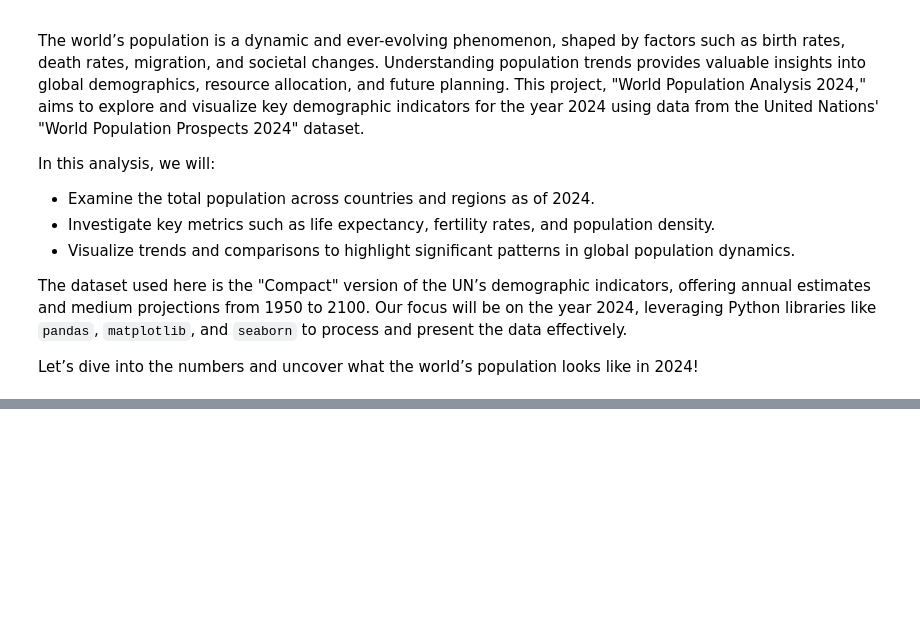
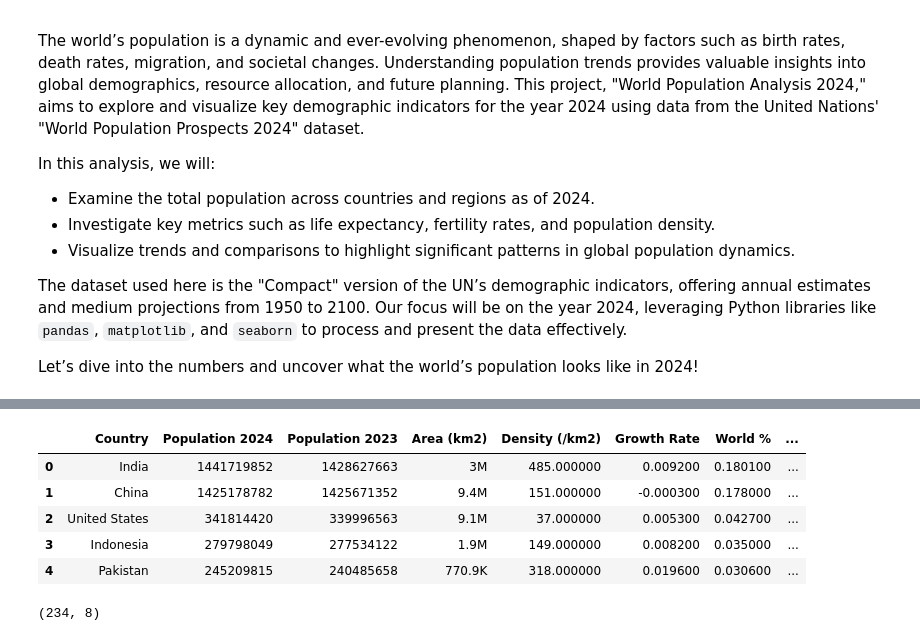
Before and after one commit to glimmer-jm/Projects, a Jupyter notebook: World_Population_analysis_2024.ipynb, the cells around one changed output, grey strips where cells are left out. Saved outputs shown, nothing was run; the diff lists cells and outputs as text; code cells hidden in the pictures; blank space fills up the shorter version.

```diff
--- a/World_Population_analysis_2024.ipynb
+++ b/World_Population_analysis_2024.ipynb
@@ -17,0 +38,15 @@ Let’s dive into the numbers and uncover what the world’s population looks li
+# %%
+file_path = '/content/drive/MyDrive/Projects Colab/World Population by country 2024.csv'
+df= pd.read_csv(file_path)
+df.head().style.set_properties(**{"background-color": "#827ca9","color":"#060e0d","border": "1.5px solid black"})
+# %% [output]
+|  | Country | Population 2024 | Population 2023 | Area (km2) | Density (/km2) | Growth Rate | World % | ... |
+| 0 | India | 1441719852 | 1428627663 | 3M | 485.000000 | 0.009200 | 0.180100 | ... |
+| 1 | China | 1425178782 | 1425671352 | 9.4M | 151.000000 | -0.000300 | 0.178000 | ... |
+| 2 | United States | 341814420 | 339996563 | 9.1M | 37.000000 | 0.005300 | 0.042700 | ... |
+| 3 | Indonesia | 279798049 | 277534122 | 1.9M | 149.000000 | 0.008200 | 0.035000 | ... |
+| 4 | Pakistan | 245209815 | 240485658 | 770.9K | 318.000000 | 0.019600 | 0.030600 | ... |
+# %%
+df.shape
+# %% [output]
+(234, 8)
```
Also changed, not shown: parts of 9 cells of this notebook.
